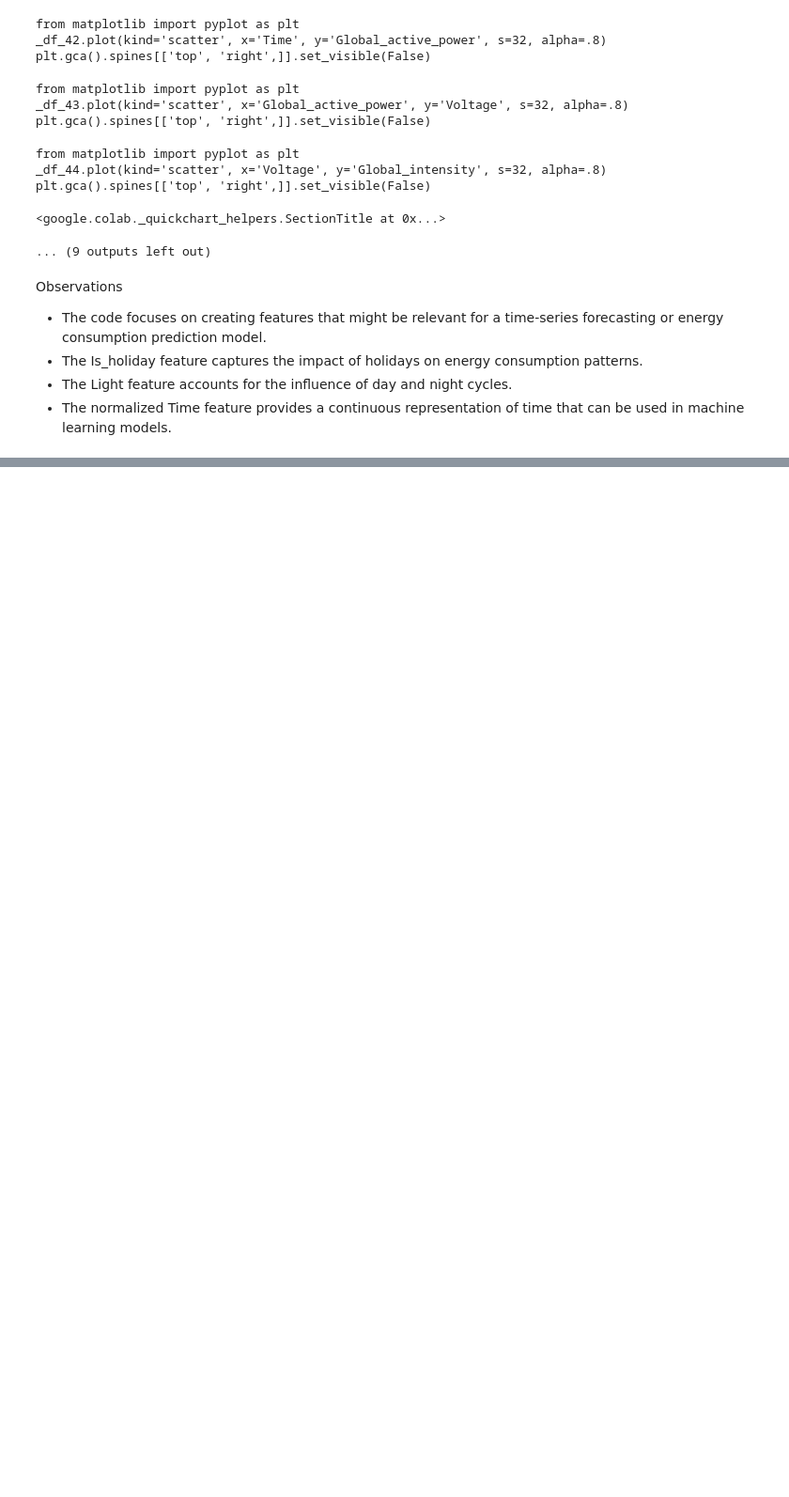
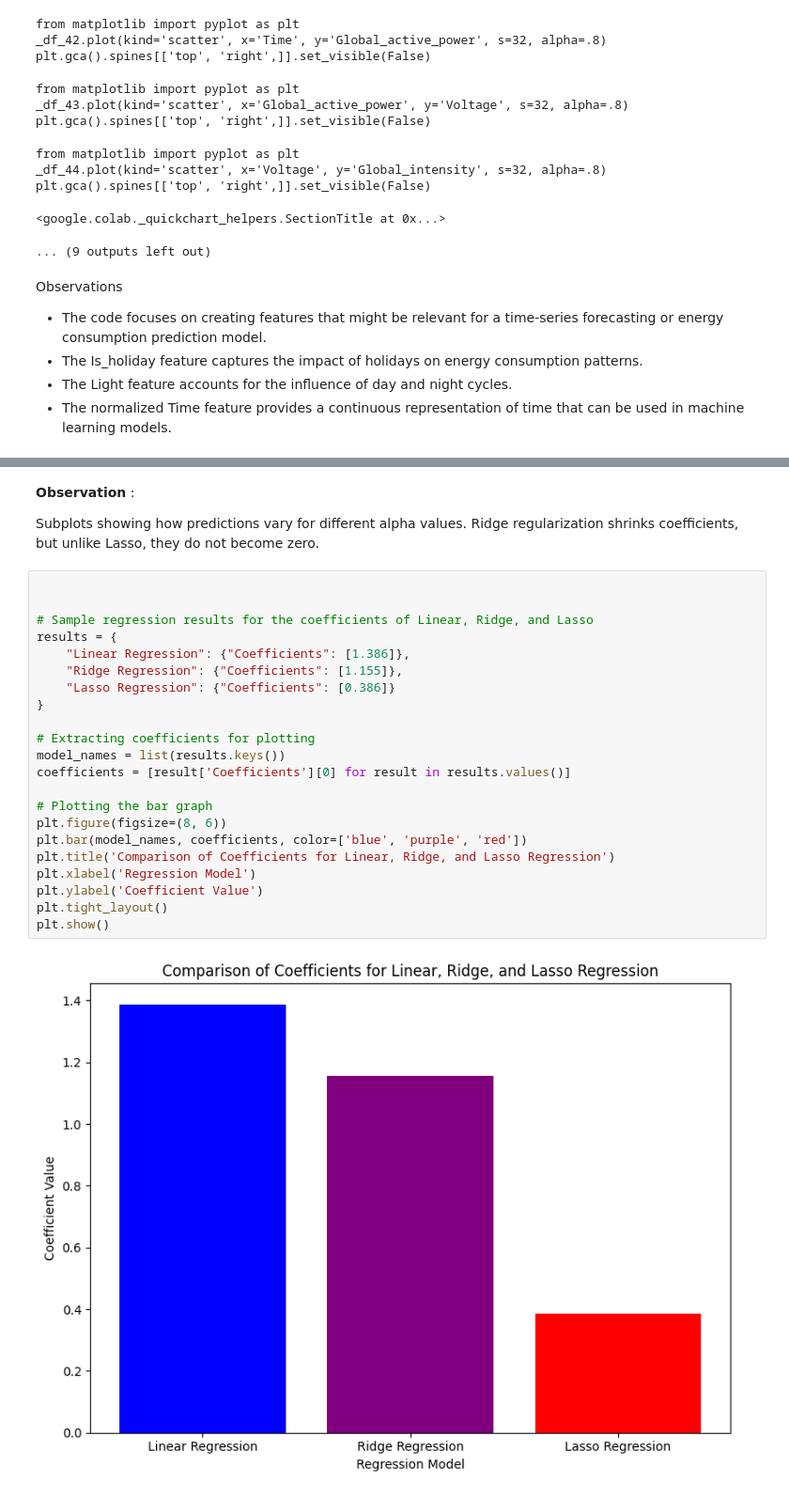
Before and after one commit to kolllurisiripavan/kolllurisiripavan, a Jupyter notebook: siripavan_ecp.ipynb, the cells around one changed output, grey strips where cells are left out. Shown at 94% size. Saved outputs shown, nothing was run; the diff lists cells and outputs as text; blank space fills up the shorter version.

```diff
--- a/siripavan_ecp.ipynb
+++ b/siripavan_ecp.ipynb
@@ -682,0 +1056,28 @@ Observations
+# %% [markdown]
+**Observation** :
+
+ Subplots showing how predictions vary for different alpha values. Ridge regularization shrinks coefficients, but unlike Lasso, they do not become zero.
+# %%
+
+
+# Sample regression results for the coefficients of Linear, Ridge, and Lasso
+results = {
+    "Linear Regression": {"Coefficients": [1.386]},
+    "Ridge Regression": {"Coefficients": [1.155]},
+    "Lasso Regression": {"Coefficients": [0.386]}
+}
+
+# Extracting coefficients for plotting
+model_names = list(results.keys())
+coefficients = [result['Coefficients'][0] for result in results.values()]
+
+# Plotting the bar graph
+plt.figure(figsize=(8, 6))
+plt.bar(model_names, coefficients, color=['blue', 'purple', 'red'])
+plt.title('Comparison of Coefficients for Linear, Ridge, and Lasso Regression')
+plt.xlabel('Regression Model')
+plt.ylabel('Coefficient Value')
+plt.tight_layout()
+plt.show()
+# %% [output]
+[figure, added]
```
Also changed, not shown: parts of 21 cells of this notebook.
